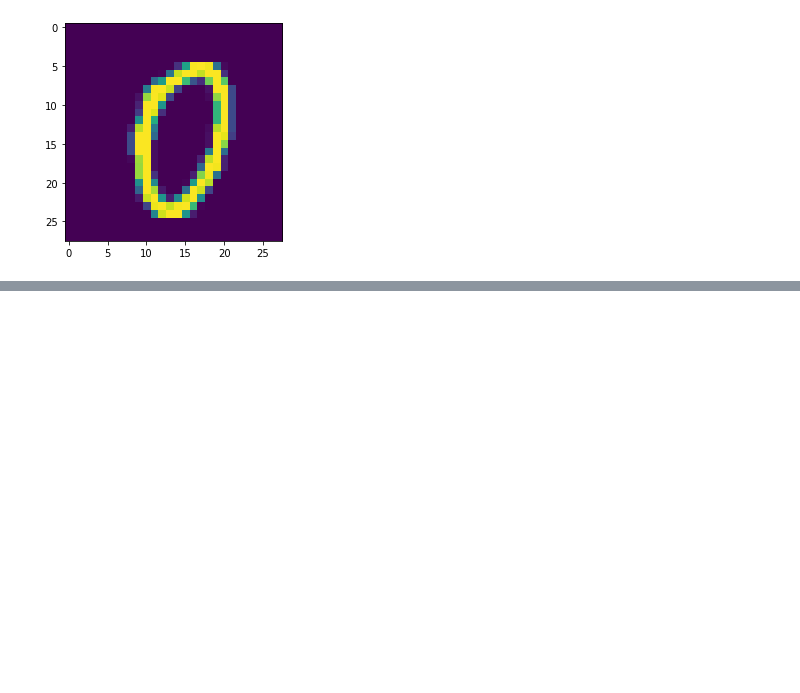
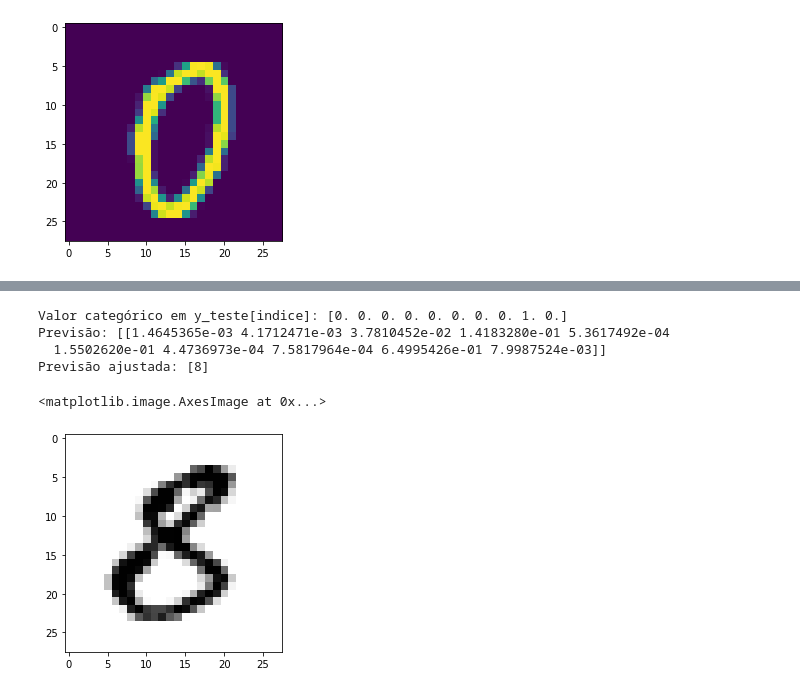
Before and after one commit to IgorDBottero/Ocean_DeepLearning_09_02_2021, a Jupyter notebook: Itroducaopython_Ocean_deeplearning_09_02_2021.ipynb, the cells around one changed output, grey strips where cells are left out. Cells and saved outputs as stored; diff of their text form; code cells hidden in the pictures; blank space fills up the shorter version.

```diff
--- a/Itroducaopython_Ocean_deeplearning_09_02_2021.ipynb
+++ b/Itroducaopython_Ocean_deeplearning_09_02_2021.ipynb
@@ -76,6 +73,6 @@ resolucao_imagem = x_treino[0].shape # (28,28)
 
 resolucao_total = resolucao_imagem[0] * resolucao_imagem[1] # 28 * 28 = 784
 
-x_treino_achatado = x_treino.reshape(quantidade_treino, resolucao_total)
-x_teste_achatatdo = x_teste.reshape(quantidade_teste, resolucao_total)
+x_treino = x_treino.reshape(quantidade_treino, resolucao_total)
+x_teste = x_teste.reshape(quantidade_teste, resolucao_total)
 # %%
@@ -102 +99,17 @@ quantidade de itens em x_treino .achatado[0] 784
    0   0   0   0   0   0   0   0   0   0]
+# %%
+"""
+Normalização dos dados
+
+255 vire 1
+127 vire 0.5
+0 vire 0
+e por assim diante
+
+"""
+x_treino = x_treino.astype('float32') #converte toda a base de unit_8 para float32
+x_teste = x_teste.astype('float32') #converte toda a base de unit_8 para float32
+
+
+x_treino /= 255 #Divide todos o 60000 valores de x_treino por 255 e armazena o resultado direto em x_treino
+x_teste /= 255  #Divide todos o 10000 valores de x_treino por 255 e armazena o resultado direto em x_teste
@@ -102,0 +262,32 @@ quantidade de itens em x_treino .achatado[0] 784
+# %%
+# Fazendo nossas previsões
+
+indice = 1234
+
+print("Valor categórico em y_teste[indice]:", y_teste[indice])
+
+# Como o model.predict aceita mais de uma imagem ao mesmo tempo
+# e queremos apenas analisar uma imagem, precisamos fazer um reshape, em que [0, 0, 0, 0], vira [[0, 0, 0, 0]]
+imagem = x_teste[indice].reshape((1, resolucao_total))
+
+# Fazemos a previsão da imagem
+prediction = model.predict(imagem)
+print("Previsão:", prediction)
+
+# Transformar a previsão em algo que conseguimos entender de forma mais fácil
+
+import numpy as np
+# Convertemos a previsão que está em porcentagens, pegando o maior valor disponível
+prediction_class = np.argmax(prediction, axis=-1)
+print("Previsão ajustada:", prediction_class)
+
+# Recarregamos o MNIST e exibimos a imagem original usando o matplotlib carregado anteriormente
+(x_treino_img, y_treino_img), (x_teste_img, y_teste_img) = mnist.load_data()
+plt.imshow(x_teste_img[indice], cmap=plt.cm.binary)
+# %% [output]
+Valor categórico em y_teste[indice]: [0. 0. 0. 0. 0. 0. 0. 0. 1. 0.]
+Previsão: [[1.4645365e-03 4.1712471e-03 3.7810452e-02 1.4183280e-01 5.3617492e-04
+  1.5502620e-01 4.4736973e-04 7.5817964e-04 6.4995426e-01 7.9987524e-03]]
+Previsão ajustada: [8]
+<matplotlib.image.AxesImage at 0x...>
+[figure, added]
```
Also changed, not shown: parts of 7 cells of this notebook.
